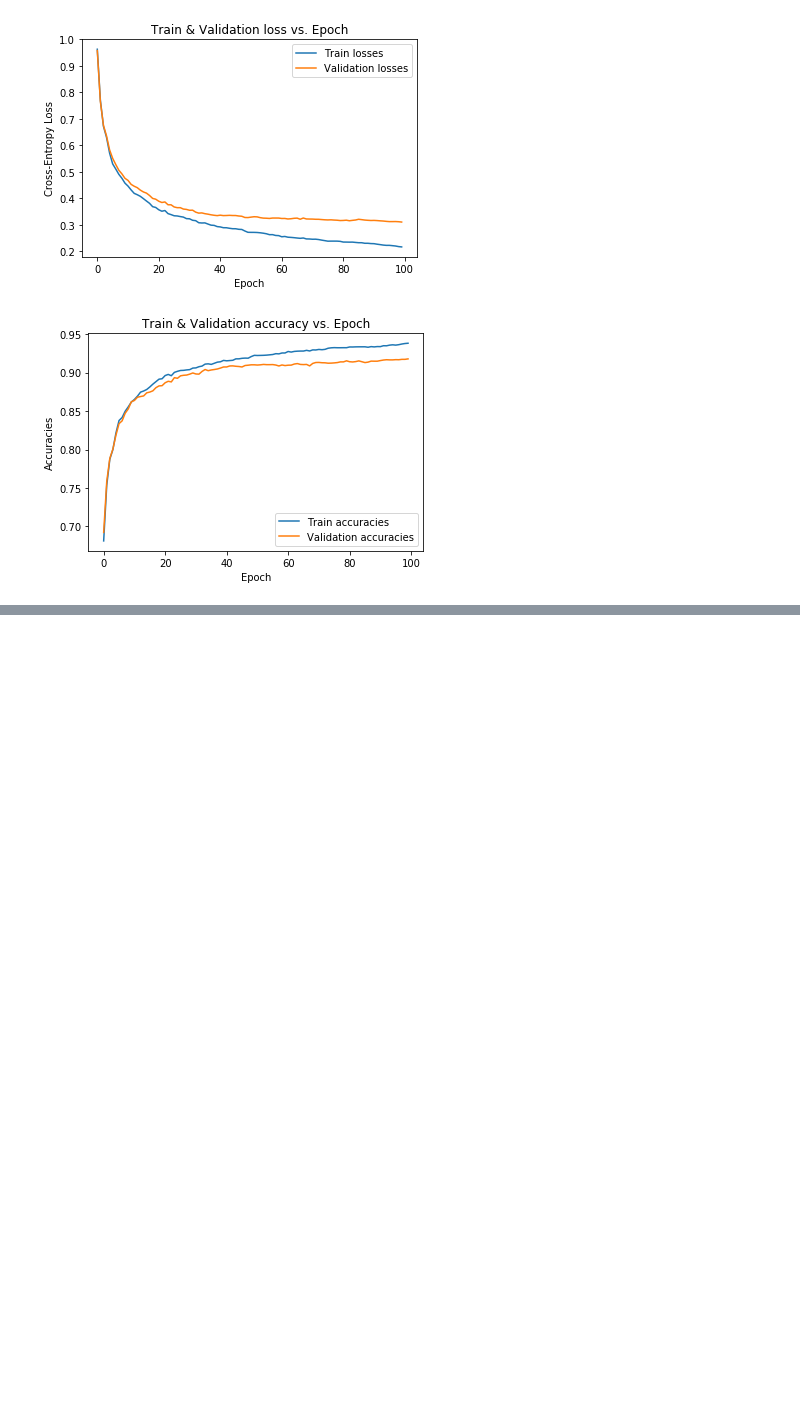
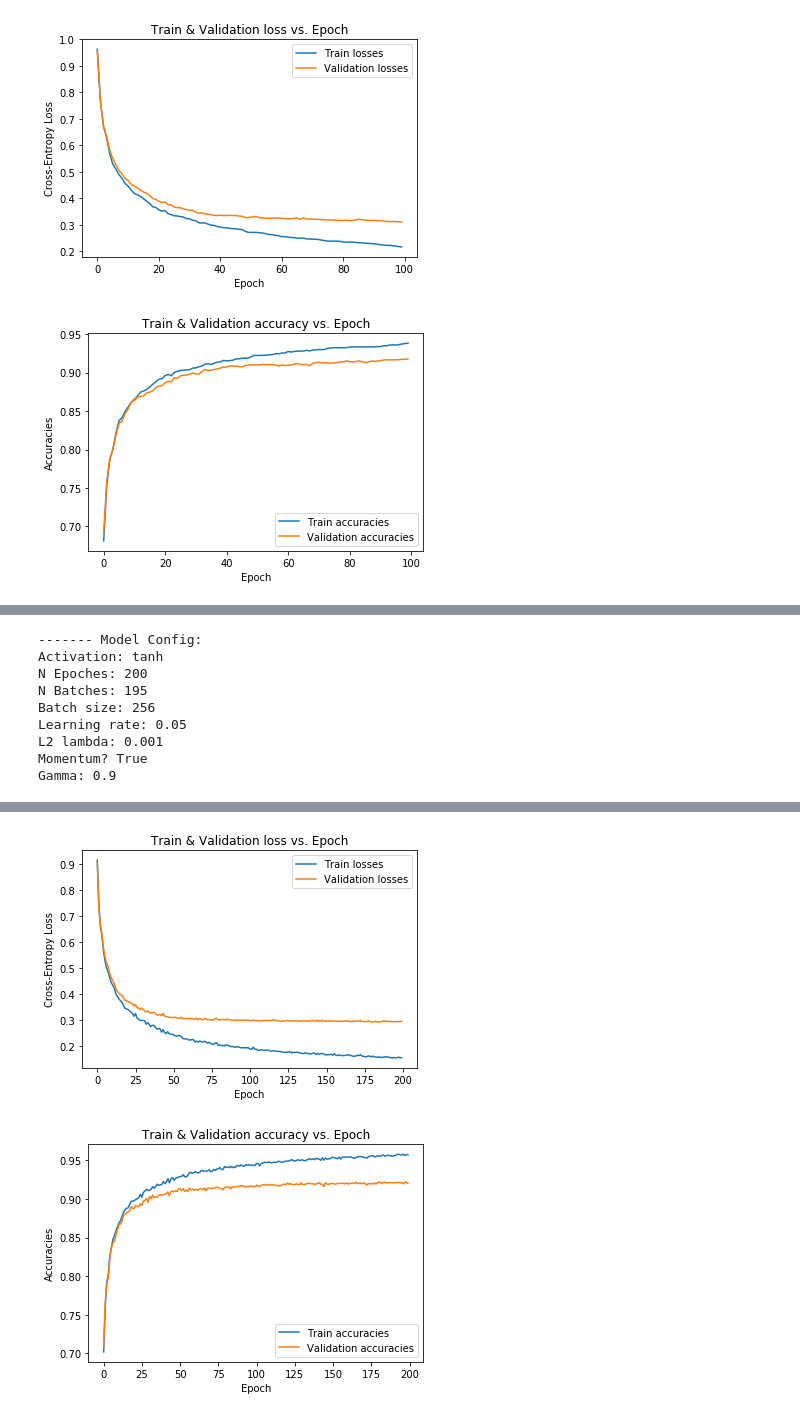
Before and after one commit to aunnnn/PA2-Backprop, a Jupyter notebook: main_neuralnet.ipynb, the cells around one changed output, grey strips where cells are left out. Cells and saved outputs as stored; diff of their text form; code cells hidden in the pictures; blank space fills up the shorter version.

```diff
--- a/main_neuralnet.ipynb
+++ b/main_neuralnet.ipynb
@@ -670,0 +723,12 @@ Epoch: 19 loss train: 0.2768173359347202 loss validate: 0.3160971559476045 Acc t
+# %%
+partreg(0.001)
+# %% [output]
+------- Model Config:
+Activation: tanh
+N Epoches: 200
+N Batches: 195
+Batch size: 256
+Learning rate: 0.05
+L2 lambda: 0.001
+Momentum? True
+Gamma: 0.9
@@ -670,0 +753,2 @@ Epoch: 19 loss train: 0.2768173359347202 loss validate: 0.3160971559476045 Acc t
+[figure, added]
+[figure, added]
```
Also changed, not shown: parts of 13 cells of this notebook.
